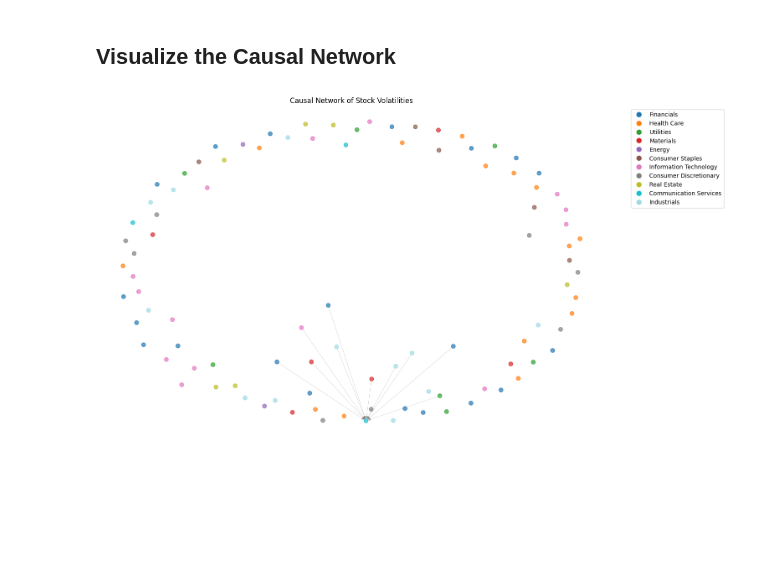
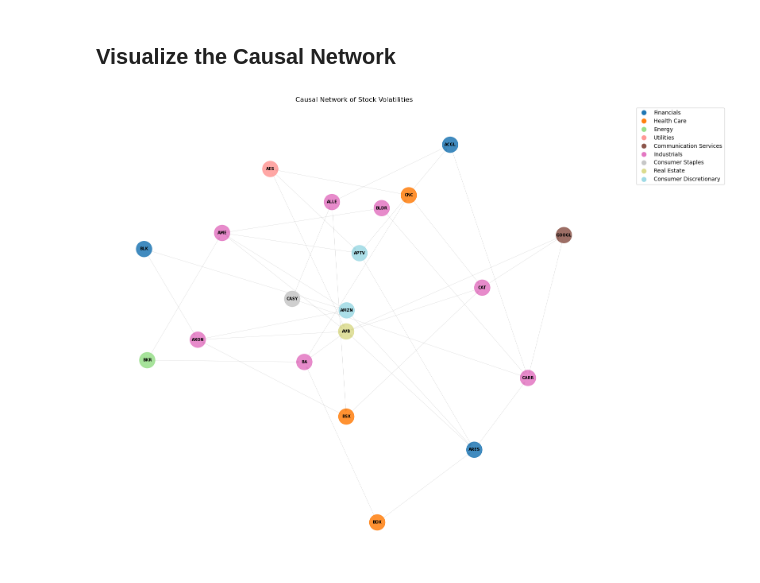
Before and after one commit to electribe15/DerivativeAnalytics, a Jupyter notebook: GARJI Prediction model.ipynb, the cells around one changed output. Drawn from its saved outputs; the diff is of its cells as text; code cells hidden in the pictures; blank space fills up the shorter version.

```diff
--- a/GARJI Prediction model.ipynb
+++ b/GARJI Prediction model.ipynb
@@ -48,6 +50,8 @@ sp500 = pd.read_html(StringIO(response.text))[0]
 
 tickers = sp500['Symbol'].tolist()[:NUM_STOCKS]
 sector_map = dict(zip(sp500['Symbol'], sp500['GICS Sector']))
+
+tickers = np.random.choice(tickers, 20, replace=False).tolist()
 # %%
 # remove 'BF.B' and 'BRK.B'
 tickers = [ticker for ticker in tickers if ticker not in ['BF.B', 'BRK.B']]
@@ -273,29 +1121,28 @@ SCHW (1 connections)
 # %% [markdown]
 ## Visualize the Causal Network
 # %%
-plt.figure(figsize=(12, 8))
+plt.figure(figsize=(16, 12))
 sectors = set(nx.get_node_attributes(G, 'sector').values())
 palette = plt.cm.tab20(np.linspace(0, 1, len(sectors)))
 color_map = {sector: palette[i] for i, sector in enumerate(sectors)}
 node_colors = [color_map[G.nodes[n]['sector']] for n in G.nodes()]
-pos = nx.spring_layout(G, k=0.5)
-nx.draw(
-    G, pos,
-    node_size=50,
-    node_color=node_colors,
-    alpha=0.7,
-    with_labels=False,
-    edge_color='gray',
-    width=0.3
-)
+pos = nx.spring_layout(G, k=0.5, seed=42)
+
+nx.draw_networkx_edges(G, pos, edge_color='gray', width=0.3, alpha=0.5, arrows=True)
+nx.draw_networkx_nodes(G, pos, node_size=800, node_color=node_colors, alpha=0.85)
+
+labels = {n: G.nodes[n]['ticker'] for n in G.nodes()}
+nx.draw_networkx_labels(G, pos, labels=labels, font_size=7, font_weight='bold')
+
 patches = [
     plt.Line2D([0], [0], marker='o', color='w',
               markerfacecolor=color_map[s], markersize=10, label=s)
     for s in sectors
 ]
 plt.legend(handles=patches, bbox_to_anchor=(1.05, 1), loc='upper left')
 plt.title("Causal Network of Stock Volatilities")
+plt.axis('off')
 plt.tight_layout()
 plt.show()
 # %% [output]
-[figure, old version]
+[figure, new version]
```
Also changed, not shown: parts of 23 cells of this notebook.
